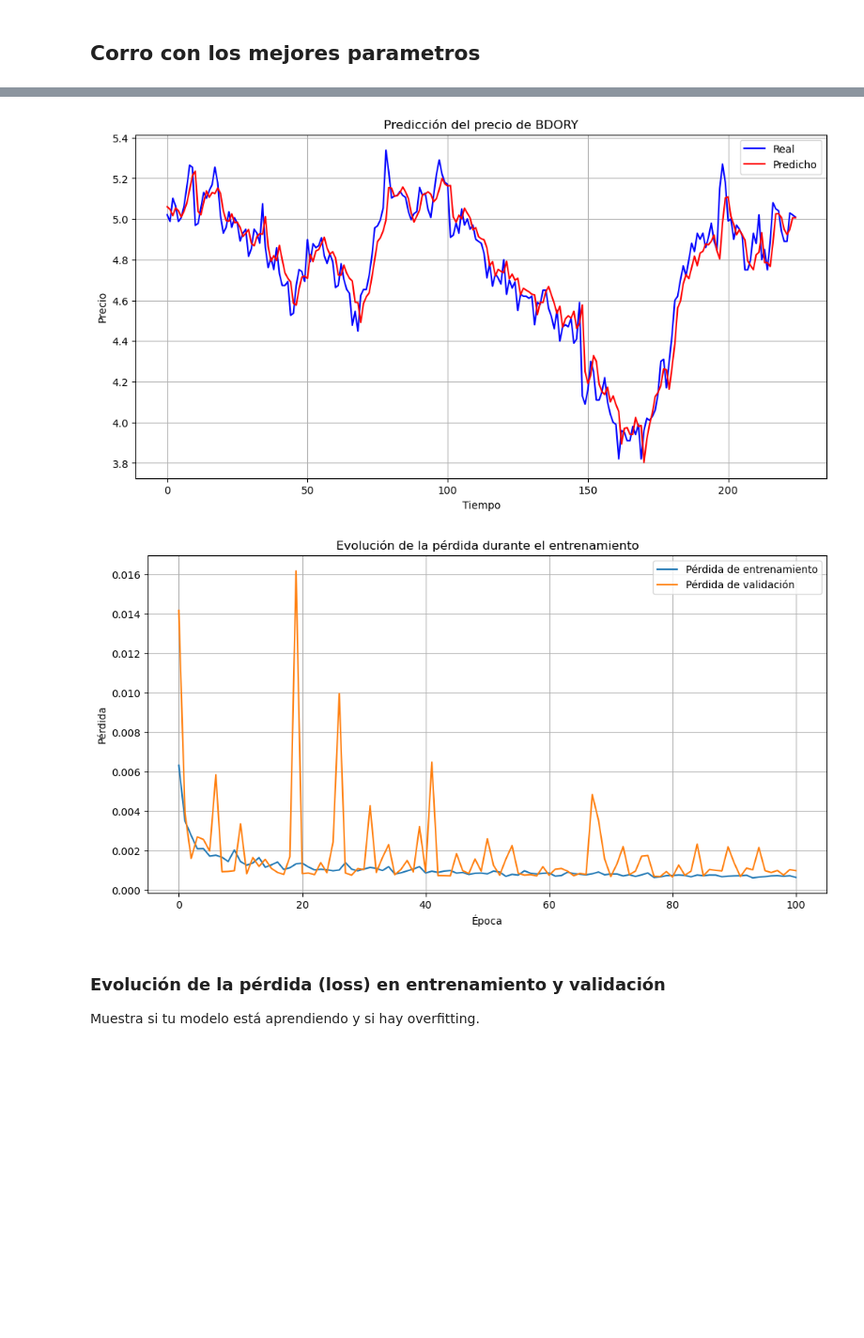
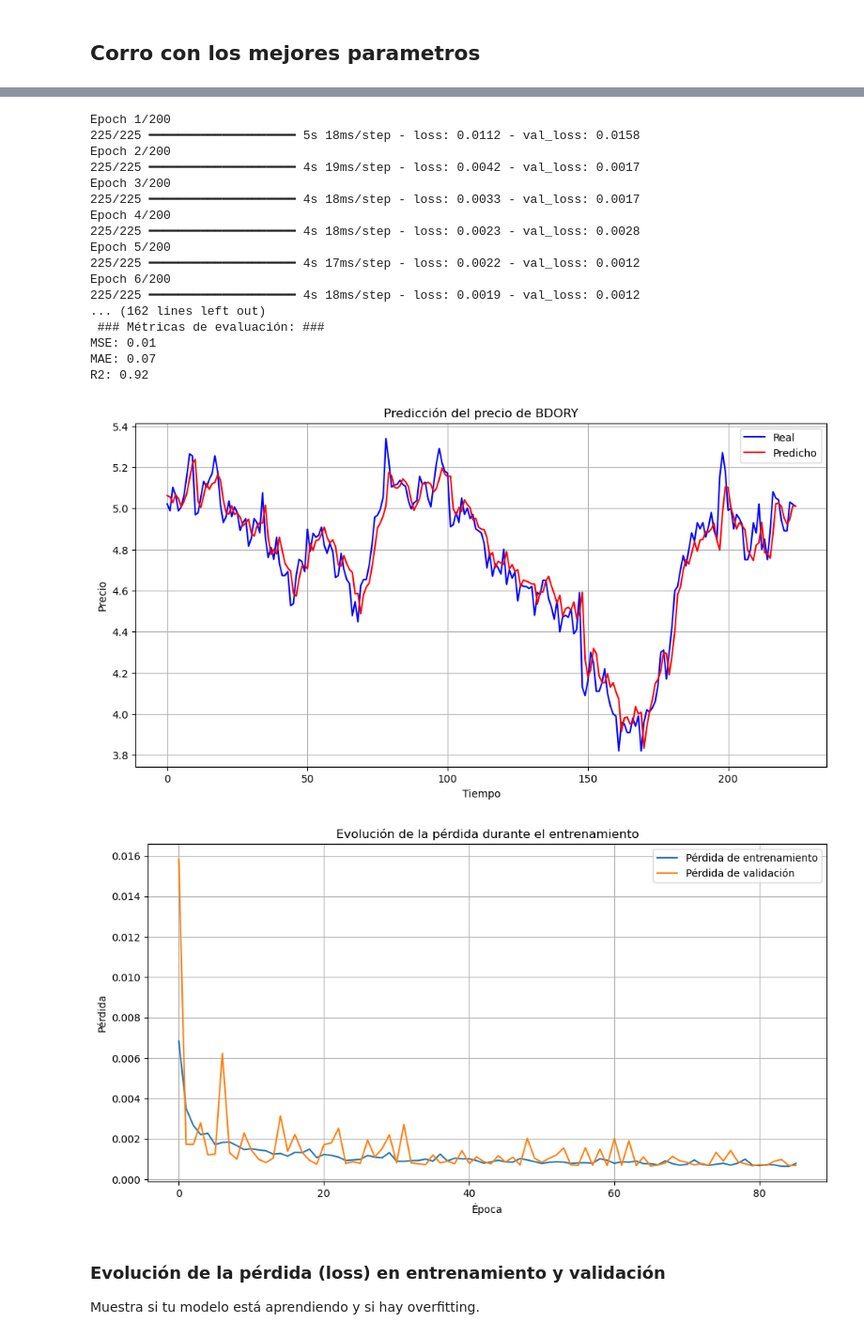
Before and after one commit to Chelodromo/ast1_co18_carreras_maudet_mas, a Jupyter notebook: LSTM.ipynb, the cells around one changed output, grey strips where cells are left out. Shown at 94% size. Saved outputs shown, nothing was run; the diff lists cells and outputs as text; code cells hidden in the pictures; blank space fills up the shorter version.

```diff
--- a/LSTM.ipynb
+++ b/LSTM.ipynb
@@ -626,13 +626,14 @@ model_grid_search = Sequential([
 	Dense(56, activation='relu'),
 	Dense(1)
 ])
+model_grid_search.summary()
 
 # Configurar early stopping
 callbacks = [
 	# detiene el entrenamiento si no hay mejora en la validación
 	EarlyStopping(monitor='val_loss', patience=20,restore_best_weights=True),
 	# ajusta el learning rate si no hay mejora en la validación
-	#ReduceLROnPlateau(monitor='val_loss', factor=0.5, patience=5)
+	ReduceLROnPlateau(monitor='val_loss', factor=0.5, patience=5)
 ]
 
 model_grid_search.compile(optimizer=Adam(learning_rate=lr), loss='mse')
@@ -714,5 +731,22 @@ R2: 0.91
+Epoch 1/200
+225/225 ━━━━━━━━━━━━━━━━━━━━ 5s 18ms/step - loss: 0.0112 - val_loss: 0.0158
+Epoch 2/200
+225/225 ━━━━━━━━━━━━━━━━━━━━ 4s 19ms/step - loss: 0.0042 - val_loss: 0.0017
+Epoch 3/200
+225/225 ━━━━━━━━━━━━━━━━━━━━ 4s 18ms/step - loss: 0.0033 - val_loss: 0.0017
+Epoch 4/200
+225/225 ━━━━━━━━━━━━━━━━━━━━ 4s 18ms/step - loss: 0.0023 - val_loss: 0.0028
+Epoch 5/200
+225/225 ━━━━━━━━━━━━━━━━━━━━ 4s 17ms/step - loss: 0.0022 - val_loss: 0.0012
+Epoch 6/200
+225/225 ━━━━━━━━━━━━━━━━━━━━ 4s 18ms/step - loss: 0.0019 - val_loss: 0.0012
+... (162 lines left out)
+ ### Métricas de evaluación: ###
+MSE: 0.01
+MAE: 0.07
+R2: 0.92
-[figure, old version]
+[figure, new version]
-[figure, old version]
+[figure, new version]
 # %% [markdown]
 ### Evolución de la pérdida (loss) en entrenamiento y validación
 Muestra si tu modelo está aprendiendo y si hay overfitting.
```
Also changed, not shown: parts of 5 cells of this notebook.
